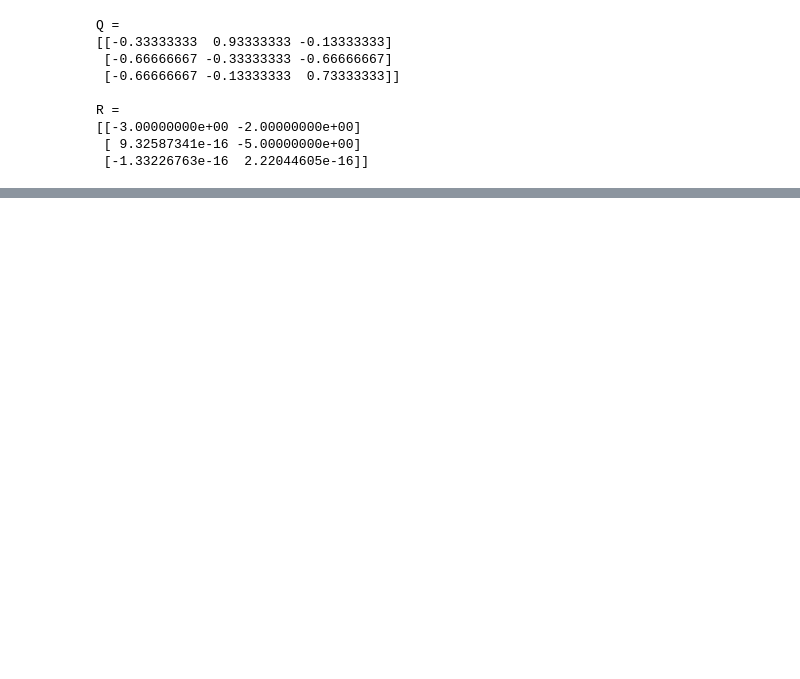
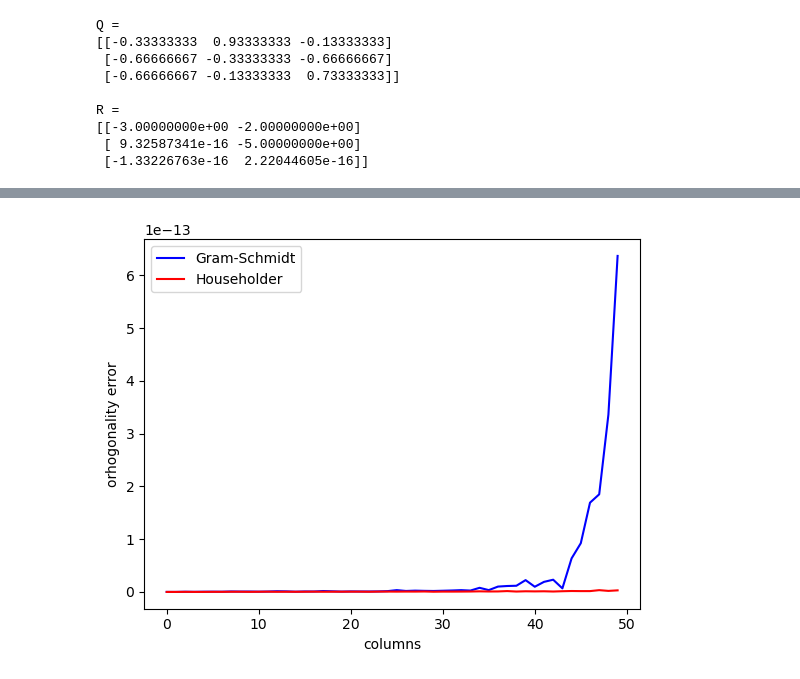
Before and after one commit to jonshiach/ODEs-book, a Jupyter notebook: _sources/pages/5.5_QR_decomposition.ipynb, the cells around one changed output, grey strips where cells are left out. Saved outputs shown, nothing was run; the diff lists cells and outputs as text; code cells hidden in the pictures; blank space fills up the shorter version.

```diff
--- a/_sources/pages/5.5_QR_decomposition.ipynb
+++ b/_sources/pages/5.5_QR_decomposition.ipynb
@@ -625,7 +626,7 @@ import numpy as np
 def qrhh(A):
     m, n = A.shape
     I = np.eye(m)
-    Q, R = np.eye(m), np.copy(A)
+    Q, R = np.eye(m), A
     for j in range(n):
         u = R[:,[j]]
         u[:j] = 0
@@ -658,0 +676,29 @@ R =
+# %%
+import matplotlib.pyplot as plt
+from myst_nb import glue
+
+n = 50
+np.random.seed(1)
+A = np.random.rand(n, n)
+Qgs, Rgs = qrgs(A)
+Qhh, Rhh = qrhh(A)
+errorhh, errorgs = np.zeros(n), np.zeros(n)
+
+for i in range(n):
+    for j in range (i - 1):
+        errorgs[i] = max(errorgs[i], abs(np.dot(Qgs[:,i], Qgs[:,j])))
+        errorhh[i] = max(errorhh[i], abs(np.dot(Qhh[:,i], Qgs[:,j])))
+
+
+
+fig, ax = plt.subplots()
+plt.plot(errorgs, "b-", label="Gram-Schmidt")
+plt.plot(errorhh, "r-", label="Householder")
+plt.xlabel("columns")
+plt.ylabel("orhogonality error")
+plt.legend()
+plt.show()
+
+glue("orthogonality_error", fig, display=False)
+# %% [output]
+[figure, added]
```
Also changed, not shown: parts of 3 cells of this notebook, 5 other files.
